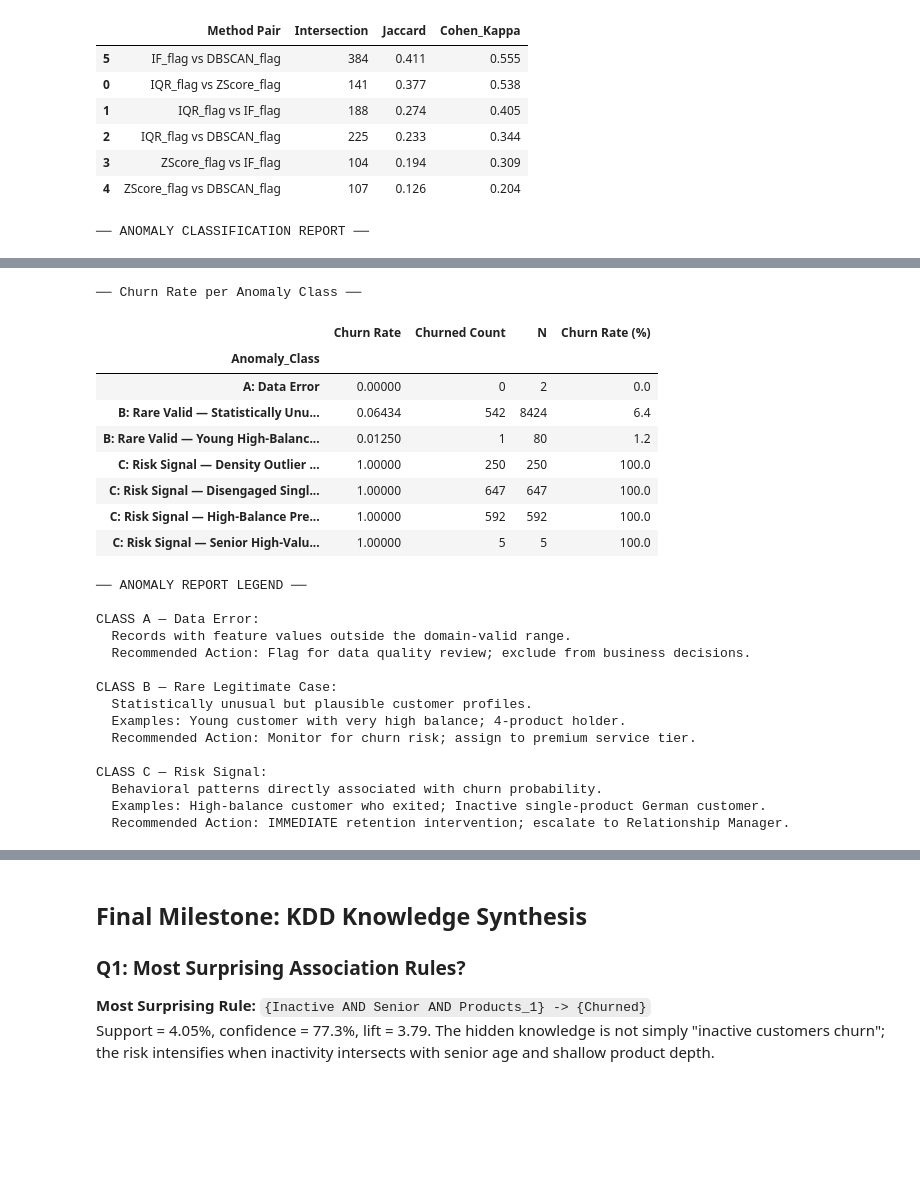
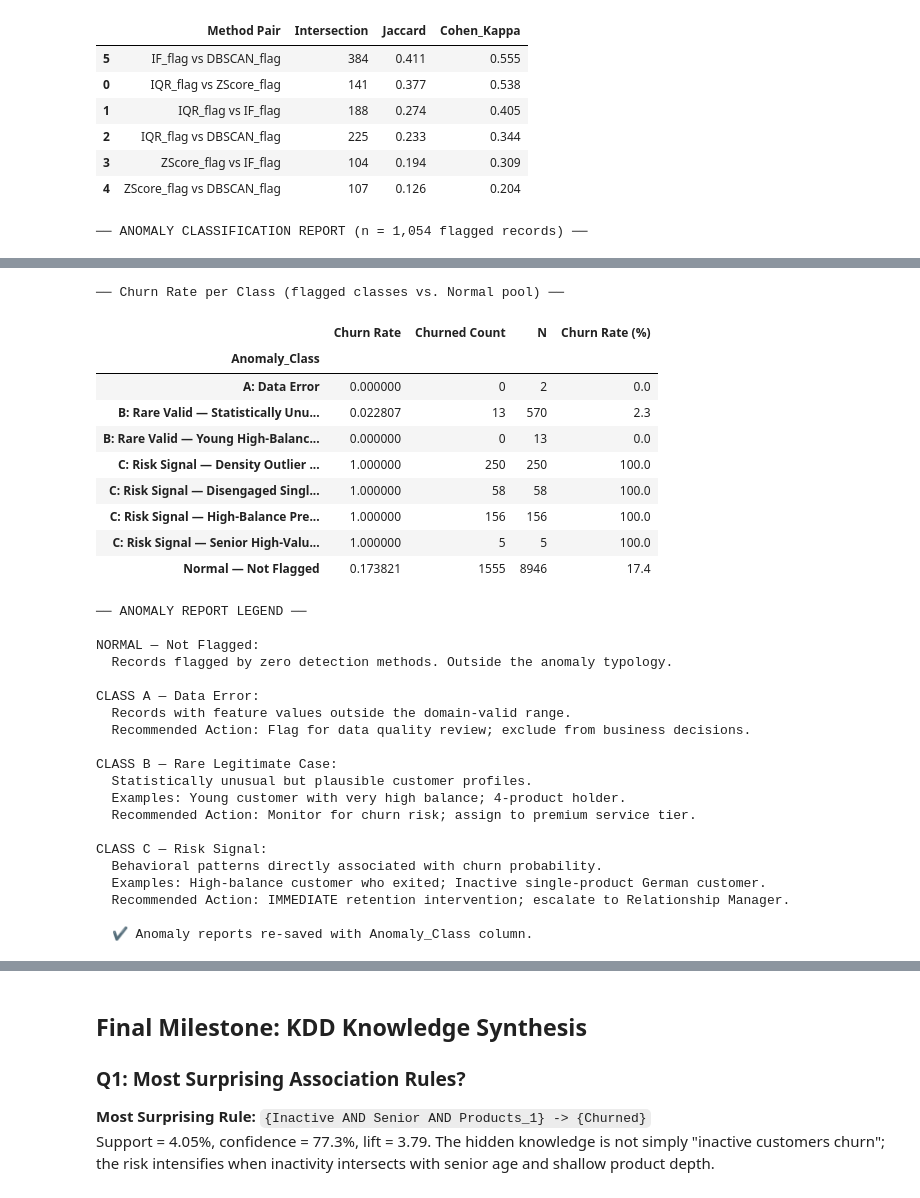
Before and after one commit to Kelompok4-PPTI20/data-mining, a Jupyter notebook: notebooks/notebook.ipynb, the cells around one changed output, grey strips where cells are left out. Drawn from its saved outputs; the diff is of its cells as text; code cells hidden in the pictures; blank space fills up the shorter version.

```diff
--- a/notebooks/notebook.ipynb
+++ b/notebooks/notebook.ipynb
@@ -876,13 +881,15 @@ print("   < 0.25 → Weak structure (reconsider K)")
    < 0.25 → Weak structure (reconsider K)
 # %%
 # ── Hierarchical Clustering — Dendrogram Comparison ───────────────────────────
-# Use a stratified subsample for dendrogram readability
+# Use a seeded random subsample for dendrogram readability (full-data linkage
+# is unreadable at 10K leaves and O(n²) in memory)
 SUBSAMPLE = 500
-idx_sample = np.random.choice(len(X_cl), size=SUBSAMPLE, replace=False)
+rng = np.random.RandomState(RANDOM_STATE)
+idx_sample = rng.choice(len(X_cl), size=SUBSAMPLE, replace=False)
 X_sub = X_cl.iloc[idx_sample].values
 
-LINKAGE_METHODS = ['ward', 'complete', 'average']
-fig, axes = plt.subplots(1, 3, figsize=(18, 7))
+LINKAGE_METHODS = ['single', 'complete', 'average', 'ward']
+fig, axes = plt.subplots(1, 4, figsize=(22, 6))
 
 for i, method in enumerate(LINKAGE_METHODS):
     Z = linkage(X_sub, method=method)
@@ -1862,15 +1869,25 @@ Pairwise Agreement Between Anomaly Methods
 | 4 | ZScore_flag vs DBSCAN_flag | 107 | 0.126 | 0.204 |
 # %%
 # ── Anomaly Classification Logic ──────────────────────────────────────────────
+# The anomaly typology is applied to the FLAGGED pool only (records caught by
+# >= 1 of the four methods: IQR, Z-score, Isolation Forest, DBSCAN). Records
+# that no method flagged are labelled "Normal" — the rubric asks to classify
+# each ANOMALY, and tagging the unflagged ~85% of customers as "rare" would
+# contradict the typology.
+BAL_P75 = df['Balance'].quantile(0.75)   # precomputed once (was per-row)
+
 def classify_anomaly(row):
     """
-    Classify each anomaly record based on the combination of feature values.
+    Classify each flagged anomaly record based on its feature-value combination.
 
     Classification Rules:
     - DATA ERROR:  Values that are impossible or outside legal/business bounds
     - RARE VALID:  Statistically unusual but plausible behavioral patterns
     - RISK SIGNAL: Behavioral patterns associated with churn, financial distress
     """
+    if row['Composite_Anomaly_Score'] == 0:
+        return 'Normal — Not Flagged'
+
     # Data Error indicators
     if row['CreditScore'] < 300 or row['CreditScore'] > 900:
         return 'A: Data Error'
@@ -1880,7 +1897,7 @@ def classify_anomaly(row):
         return 'A: Data Error'
 
     # Risk Signal indicators
-    if row['Exited'] == 1 and row['Balance'] > df['Balance'].quantile(0.75):
+    if row['Exited'] == 1 and row['Balance'] > BAL_P75:
         return 'C: Risk Signal — High-Balance Pre-Churn'
     if (row['Exited'] == 1 and row['IsActiveMember'] == 0
         and row['NumOfProducts'] == 1):
@@ -1899,15 +1916,16 @@ def classify_anomaly(row):
     return 'B: Rare Valid — Statistically Unusual Pattern'
 
 df_anomaly['Anomaly_Class'] = df_anomaly.apply(classify_anomaly, axis=1)
+df_flagged = df_anomaly[df_anomaly['Composite_Anomaly_Score'] >= 1]
 
-# ── Anomaly Classification Summary ───────────────────────────────────────────
-print("── ANOMALY CLASSIFICATION REPORT ──")
-class_counts = df_anomaly['Anomaly_Class'].value_counts()
+# ── Anomaly Classification Summary (flagged pool only) ────────────────────────
+print(f"── ANOMALY CLASSIFICATION REPORT (n = {len(df_flagged):,} flagged records) ──")
+class_counts = df_flagged['Anomaly_Class'].value_counts()
 display(class_counts.rename('Count').to_frame()
-          .assign(**{'%': (class_counts/len(df_anomaly)*100).round(3)}))
+          .assign(**{'% of Flagged': (class_counts/len(df_flagged)*100).round(2)}))
 
-# Churn rate per class
-print("\n── Churn Rate per Anomaly Class ──")
+# Churn rate per class — Normal pool kept as the contrast row
+print("\n── Churn Rate per Class (flagged classes vs. Normal pool) ──")
 display(df_anomaly.groupby('Anomaly_Class')['Exited']
           .agg(['mean','sum','count'])
           .rename(columns={'mean':'Churn Rate','sum':'Churned Count','count':'N'})
@@ -1915,6 +1933,9 @@ display(df_anomaly.groupby('Anomaly_Class')['Exited']
 
 print("""
 ── ANOMALY REPORT LEGEND ──
+
+NORMAL — Not Flagged:
+  Records flagged by zero detection methods. Outside the anomaly typology.
 
 CLASS A — Data Error:
   Records with feature values outside the domain-valid range.
@@ -1930,5 +1951,12 @@ CLASS C — Risk Signal:
   Examples: High-balance customer who exited; Inactive single-product German customer.
   Recommended Action: IMMEDIATE retention intervention; escalate to Relationship Manager.
 """)
+
+# ── Persist classified anomaly reports (overwrites the cell-36 saves, which
+#    ran before Anomaly_Class existed — deliverable must include the class) ──
+df_anomaly.to_csv('../outputs/ph4_anomaly_report.csv', index=False)
+df_anomaly[df_anomaly['Composite_Anomaly_Score'] >= 3].to_csv(
+    '../outputs/ph4_high_confidence_anomalies.csv', index=False)
+print("  ✔ Anomaly reports re-saved with Anomaly_Class column.")
 # %% [output]
-── ANOMALY CLASSIFICATION REPORT ──
+── ANOMALY CLASSIFICATION REPORT (n = 1,054 flagged records) ──
@@ -1944,14 +1972,18 @@ CLASS C — Risk Signal:
-── Churn Rate per Anomaly Class ──
+── Churn Rate per Class (flagged classes vs. Normal pool) ──
 |  | Churn Rate | Churned Count | N | Churn Rate (%) |
 | Anomaly_Class |  |  |  |  |
-| A: Data Error | 0.00000 | 0 | 2 | 0.0 |
-| B: Rare Valid — Statistically Unu... | 0.06434 | 542 | 8424 | 6.4 |
-| B: Rare Valid — Young High-Balanc... | 0.01250 | 1 | 80 | 1.2 |
-| C: Risk Signal — Density Outlier ... | 1.00000 | 250 | 250 | 100.0 |
-| C: Risk Signal — Disengaged Singl... | 1.00000 | 647 | 647 | 100.0 |
-| C: Risk Signal — High-Balance Pre... | 1.00000 | 592 | 592 | 100.0 |
-| C: Risk Signal — Senior High-Valu... | 1.00000 | 5 | 5 | 100.0 |
+| A: Data Error | 0.000000 | 0 | 2 | 0.0 |
+| B: Rare Valid — Statistically Unu... | 0.022807 | 13 | 570 | 2.3 |
+| B: Rare Valid — Young High-Balanc... | 0.000000 | 0 | 13 | 0.0 |
+| C: Risk Signal — Density Outlier ... | 1.000000 | 250 | 250 | 100.0 |
+| C: Risk Signal — Disengaged Singl... | 1.000000 | 58 | 58 | 100.0 |
+| C: Risk Signal — High-Balance Pre... | 1.000000 | 156 | 156 | 100.0 |
+| C: Risk Signal — Senior High-Valu... | 1.000000 | 5 | 5 | 100.0 |
+| Normal — Not Flagged | 0.173821 | 1555 | 8946 | 17.4 |
 ── ANOMALY REPORT LEGEND ──
+
+NORMAL — Not Flagged:
+  Records flagged by zero detection methods. Outside the anomaly typology.
 
 CLASS A — Data Error:
   Records with feature values outside the domain-valid range.
@@ -1966,6 +1998,8 @@ CLASS C — Risk Signal:
   Behavioral patterns directly associated with churn probability.
   Examples: High-balance customer who exited; Inactive single-product German customer.
   Recommended Action: IMMEDIATE retention intervention; escalate to Relationship Manager.
+
+  ✔ Anomaly reports re-saved with Anomaly_Class column.
 # %%
 # ── Anomaly Visualization Dashboard ───────────────────────────────────────────
 fig, axes = plt.subplots(2, 2, figsize=(16, 12))
```
Also changed, not shown: parts of 24 cells of this notebook, 4 other files.
